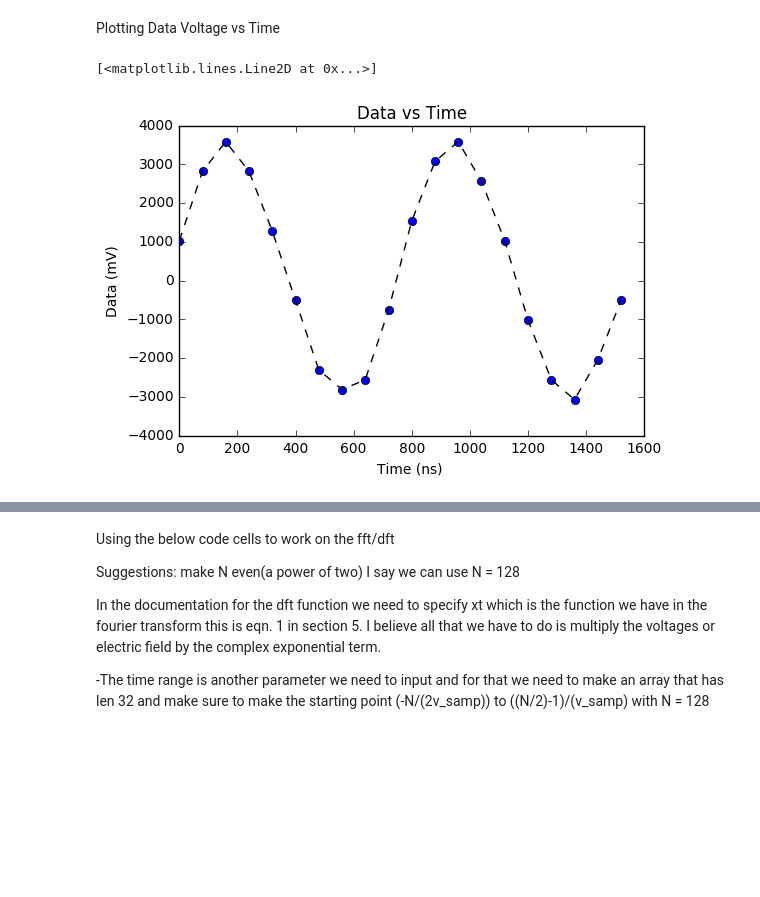
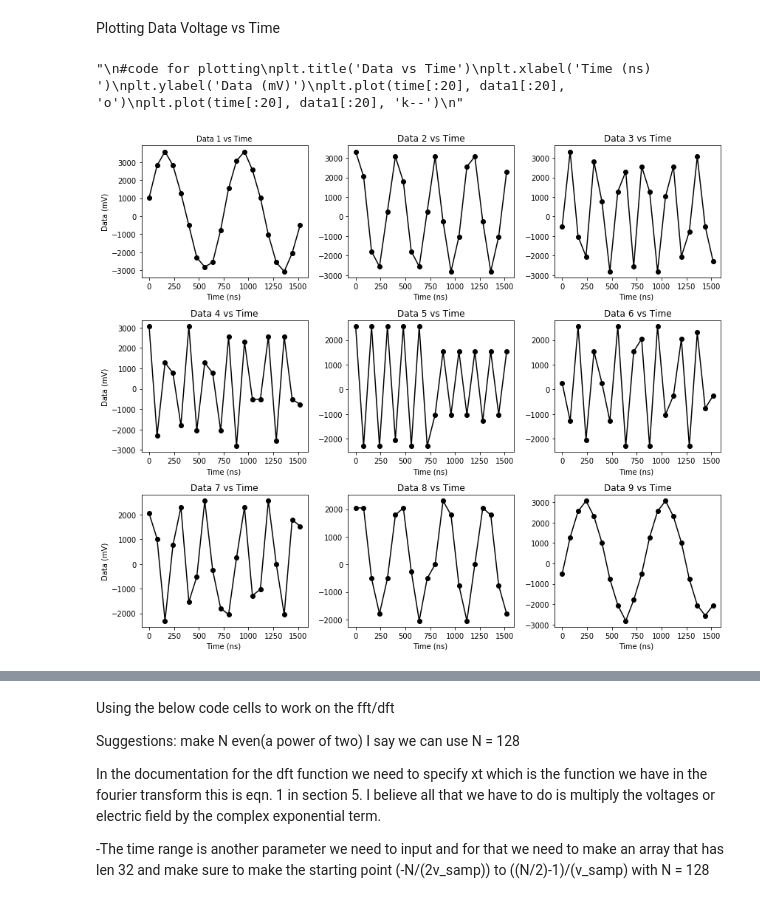
Before and after one commit to arthurm101/radiolab, a Jupyter notebook: Lab 1/Lab1_Mixer.ipynb, the cells around one changed output, grey strips where cells are left out. Drawn from its saved outputs; the diff is of its cells as text; code cells hidden in the pictures; blank space fills up the shorter version.

Commit message:
Made plots and messed with numpy's fft function

```diff
--- a/Lab 1/Lab1_Mixer.ipynb
+++ b/Lab 1/Lab1_Mixer.ipynb
@@ -40,6 +40,8 @@ data6 = np.load('data6.npy')
 data7 = np.load('data7.npy')
 data8 = np.load('data8.npy')
 data9 = np.load('data9.npy')
+
+data = np.load('all_data.npy')
 # %%
 #defining a variable that will hold our sampling frequency
 sampling_frequency = 12.5e6
@@ -80,21 +82,87 @@ Plotting Data Voltage vs Time
 # %%
 #given that the sampling frequency is fixed we can use this time between
 #measurments as constant since all we are changing is the signal frequency
 #not the sampling frequency we simply take the inverse to find how many
 #seconds between measurements and multiply it by an array going from
 #1 to 16000
 sampling_freq = 12.5e6
 
 #in the time_data1 variable I divided the time by 1e⁻9 so that the time
 #in the array is now in nanoseconds
-time_data1 = (1/sampling_freq) * np.arange(0, 16001, 1)* (1/1e-9)
+time = (1/sampling_freq) * np.arange(0, 16001, 1)* (1/1e-9)
 
+def plotting(data):
+
+    fig = plt.figure(figsize = (12,10))
+
+    ax1 = fig.add_subplot(331)
+    ax2 = fig.add_subplot(332)
+    ax3 = fig.add_subplot(333)
+    ax4 = fig.add_subplot(334)
+    ax5 = fig.add_subplot(335)
+    ax6 = fig.add_subplot(336)
+    ax7 = fig.add_subplot(337)
+    ax8 = fig.add_subplot(338)
+    ax9 = fig.add_subplot(339)
+
+    ax1.set_title('Data 1 vs Time', fontsize = 10)
+    ax1.set_xlabel('Time (ns) ', fontsize = 10)
+    ax1.set_ylabel('Data (mV)', fontsize = 10)
+    ax1.plot(time[:20], data[0][:20], 'k-o')
+
+    ax2.set_title('Data 2 vs Time')
+    ax2.set_xlabel('Time (ns) ')
+    #ax2.set_ylabel('Data (mV)')
+    ax2.plot(time[:20], data[1][:20], 'k-o')
+
+    ax3.set_title('Data 3 vs Time')
+    ax3.set_xlabel('Time (ns) ')
+    #ax3.set_ylabel('Data (mV)')
+    ax3.plot(time[:20], data[2][:20], 'k-o')
+
+    ax4.set_title('Data 4 vs Time')
+    ax4.set_xlabel('Time (ns) ')
+    ax4.set_ylabel('Data (mV)')
+    ax4.plot(time[:20], data[3][:20], 'k-o')
+
+    ax5.set_title('Data 5 vs Time')
+    ax5.set_xlabel('Time (ns) ')
+    #ax1.set_ylabel('Data (mV)')
+    ax5.plot(time[:20], data[4][:20], 'k-o')
+
+    ax6.set_title('Data 6 vs Time')
+    ax6.set_xlabel('Time (ns) ')
+    #ax6.set_ylabel('Data (mV)')
+    ax6.plot(time[:20], data[5][:20], 'k-o')
+
+    ax7.set_title('Data 7 vs Time')
+    ax7.set_xlabel('Time (ns) ')
+    ax7.set_ylabel('Data (mV)')
+    ax7.plot(time[:20], data[6][:20], 'k-o')
+
+    ax8.set_title('Data 8 vs Time')
+    ax8.set_xlabel('Time (ns) ')
+    #ax8.set_ylabel('Data (mV)')
+    ax8.plot(time[:20], data[7][:20], 'k-o')
+
+    ax9.set_title('Data 9 vs Time')
+    ax9.set_xlabel('Time (ns) ')
+    #ax9.set_ylabel('Data (mV)')
+    ax9.plot(time[:20], data[8][:20], 'k-o')
+
+    plt.tight_layout()
+
+
+plotting(data)
+
+'''
 #code for plotting
 plt.title('Data vs Time')
 plt.xlabel('Time (ns) ')
 plt.ylabel('Data (mV)')
-plt.plot(time_data1[:20], data1[:20], 'o')
-plt.plot(time_data1[:20], data1[:20], 'k--')
+plt.plot(time[:20], data1[:20], 'o')
+plt.plot(time[:20], data1[:20], 'k--')
+'''
 # %% [output]
-[<matplotlib.lines.Line2D at 0x...>]
+"\n#code for plotting\nplt.title('Data vs Time')\nplt.xlabel('Time (ns) ')\nplt.ylabel('Data (mV)')\nplt.plot(time[:20], data1[:20], 'o')\nplt.plot(time[:20], data1[:20], 'k--')\n"
-[figure, old version]
+[figure, new version]
```
Also changed, not shown: parts of 3 cells of this notebook.
